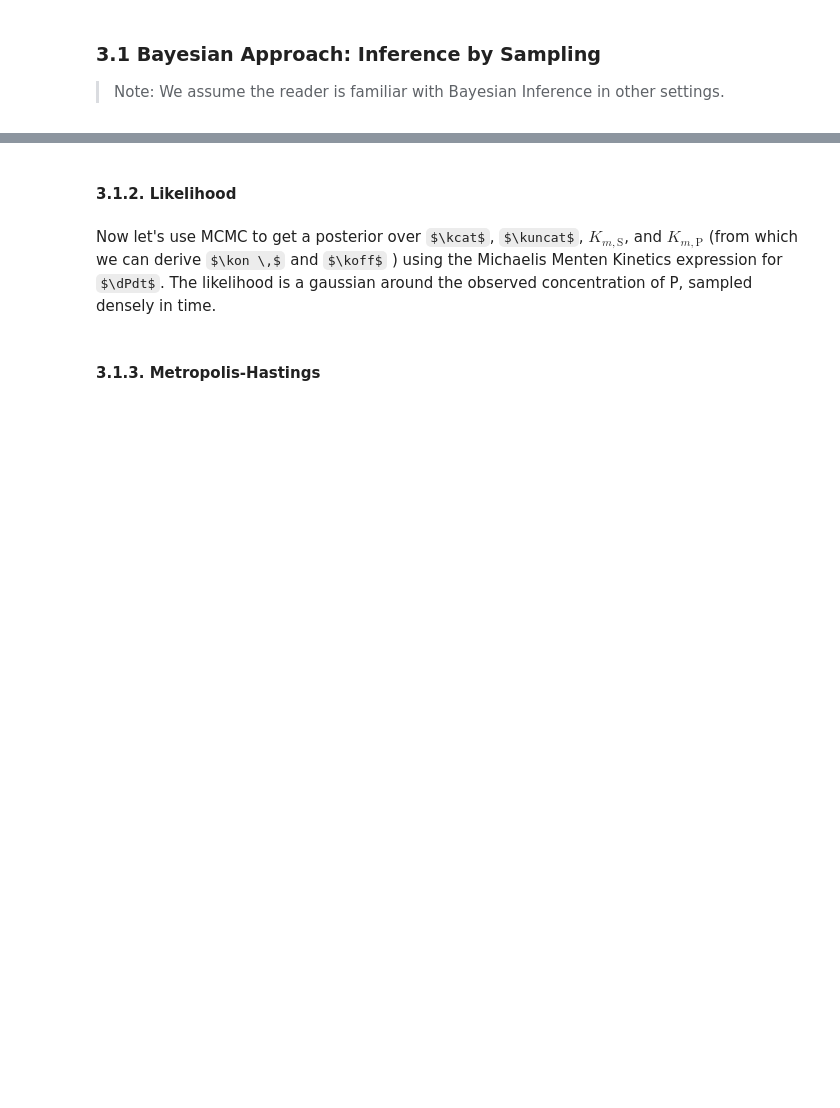
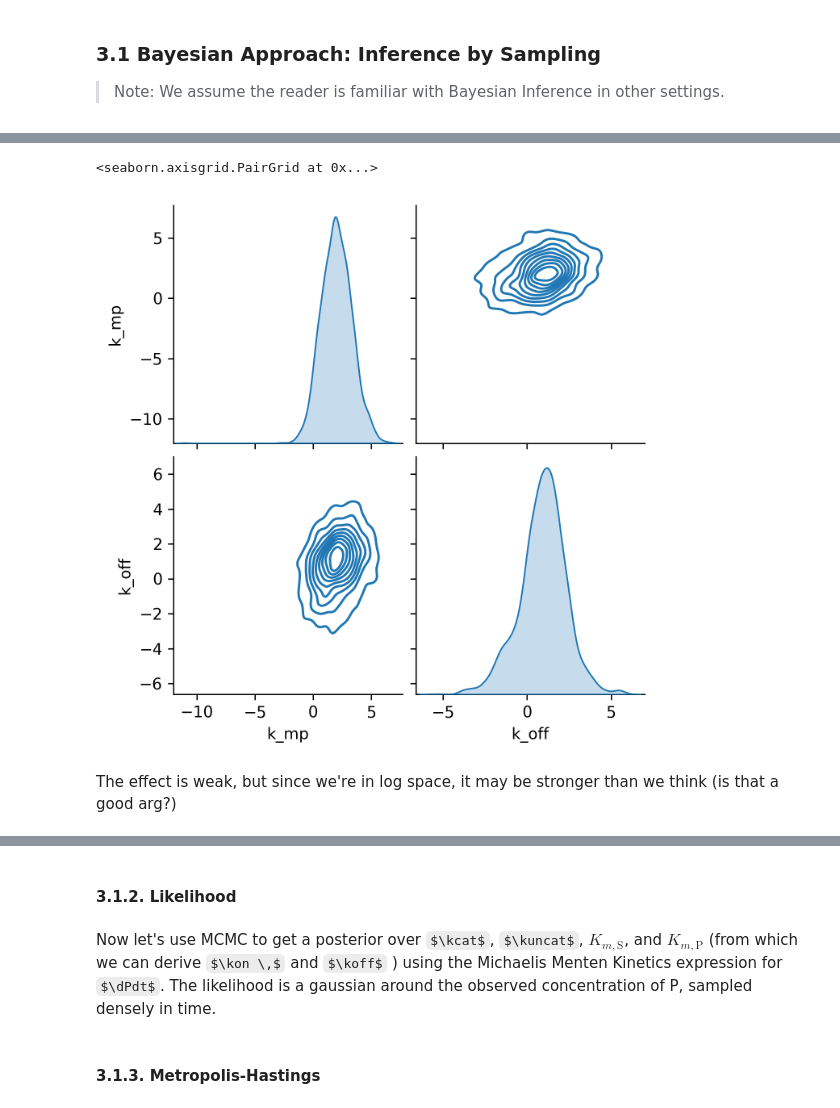
Before and after one commit to alexlenail/back_of_my_envelope, a Jupyter notebook: _notebooks/Enzyme-Kinetic-Parameter-Inference.ipynb, the cells around one changed output, grey strips where cells are left out. Cells and saved outputs as stored; diff of their text form; code cells hidden in the pictures; some formulas as TeX source; blank space fills up the shorter version.

```diff
--- a/_notebooks/Enzyme-Kinetic-Parameter-Inference.ipynb
+++ b/_notebooks/Enzyme-Kinetic-Parameter-Inference.ipynb
@@ -535,0 +618,7 @@ scipy.stats.lognorm?
+# %%
+sns.pairplot(np.log10(empirical_joint_reverse_params), kind="kde")
+# %% [output]
+<seaborn.axisgrid.PairGrid at 0x...>
+[figure, added]
+# %% [markdown]
+The effect is weak, but since we're in log space, it may be stronger than we think (is that a good arg?)
```
Also changed, not shown: parts of 26 cells of this notebook, 4 other files.
